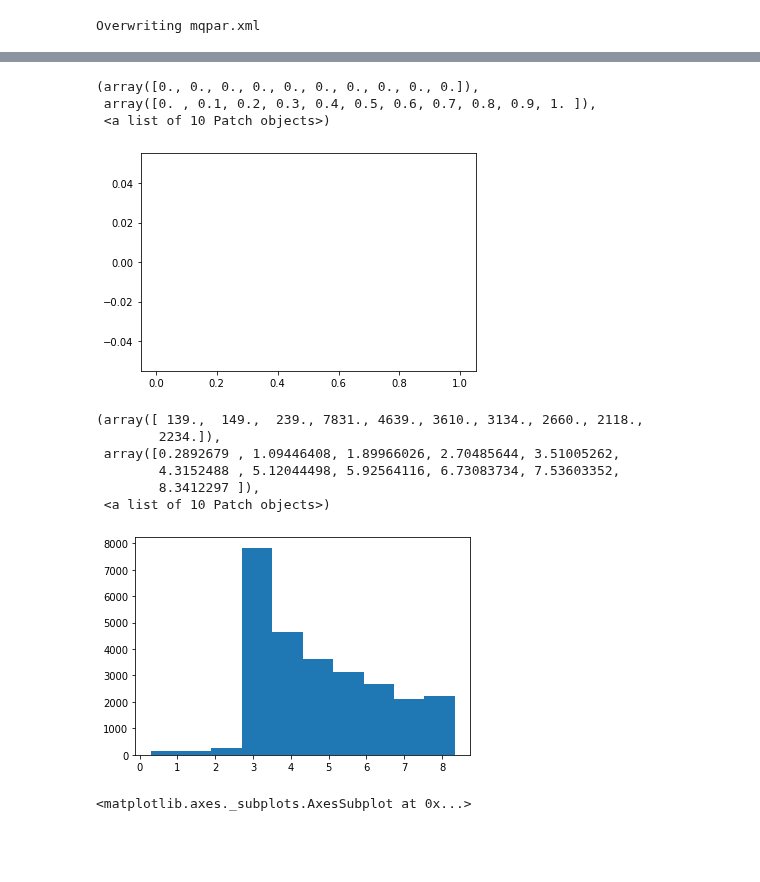
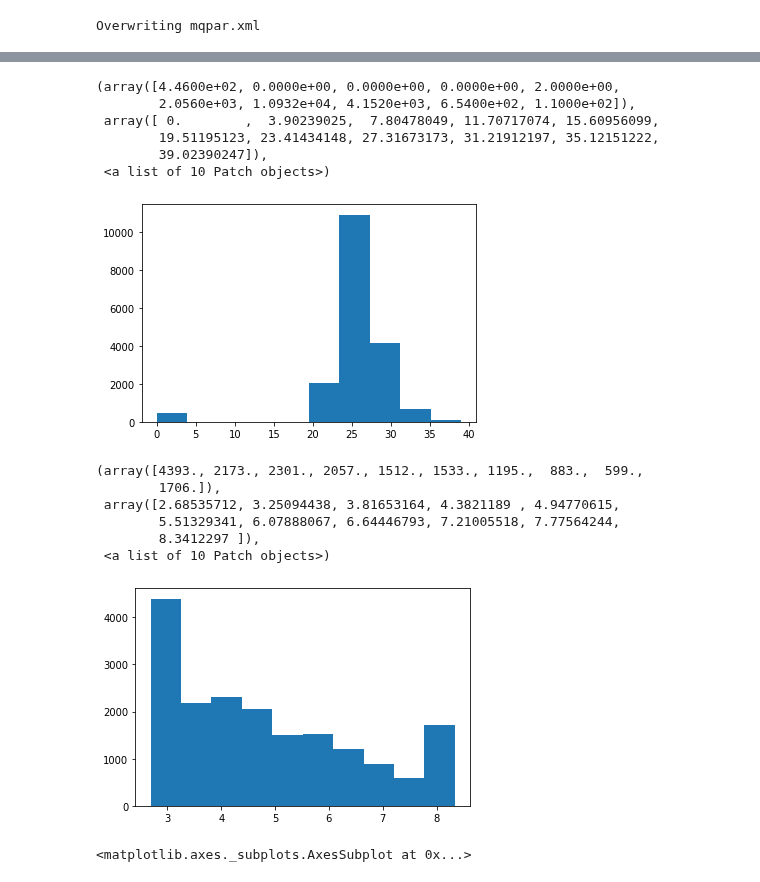
Before and after one commit to animesh/notebooks, a Jupyter notebook: proteinGroupsCombine.ipynb, the cells around one changed output, grey strips where cells are left out. Saved outputs shown, nothing was run; the diff lists cells and outputs as text; code cells hidden in the pictures; blank space fills up the shorter version.

Commit message:
combined disc1 ip data, pivot on name/score

```diff
--- a/proteinGroupsCombine.ipynb
+++ b/proteinGroupsCombine.ipynb
@@ -490,7 +500,7 @@ find  ./mqpar.xml.1611245625.results/ -iname "protein*txt" | xargs ls -ltrh
 # %%
 #!pip3 install pathlib --user
 from pathlib import Path
-pathFiles=Path.cwd()/"mqpar.xml.1611245625.results"
+pathFiles=Path.cwd()/"mqpar.xml.1620206859.results"
 fileName='proteinGroups.txt'
 trainList=list(pathFiles.rglob(fileName))
 trainList
@@ -562,0 +586,3 @@ dfT.to_csv(pathFiles.with_suffix('.combinedT.txt'),sep="\t")#,rownames=FALSE)
+# %%
+dfTc=df.assign(Uniprot=df['Protein IDs'].str.split(';')).explode('Uniprot')
+dfTc.to_csv(pathFiles.with_suffix('.combinedTc.csv'))
@@ -653,22 +717,25 @@ KeyError: "None of ['Protein IDs'] are in the columns"
 import matplotlib.pyplot as plt
 import numpy as np
 #df[df['protein'].str.contains("DECOY")].xcorr.hist()
-plt.hist(np.log2(dfT['Intensity']+1))
+plt.hist(np.log2(dfTc['Intensity']+1))
 # %% [output]
-(array([0., 0., 0., 0., 0., 0., 0., 0., 0., 0.]),
- array([0. , 0.1, 0.2, 0.3, 0.4, 0.5, 0.6, 0.7, 0.8, 0.9, 1. ]),
+(array([4.4600e+02, 0.0000e+00, 0.0000e+00, 0.0000e+00, 2.0000e+00,
+        2.0560e+03, 1.0932e+04, 4.1520e+03, 6.5400e+02, 1.1000e+02]),
+ array([ 0.        ,  3.90239025,  7.80478049, 11.70717074, 15.60956099,
+        19.51195123, 23.41434148, 27.31673173, 31.21912197, 35.12151222,
+        39.02390247]),
  <a list of 10 Patch objects>)
-[figure, old version]
+[figure, new version]
 # %%
-plt.hist(np.log2(df['Score']+1))
+plt.hist(np.log2(dfTc['Score']+1))
 # %% [output]
-(array([ 139.,  149.,  239., 7831., 4639., 3610., 3134., 2660., 2118.,
-        2234.]),
- array([0.2892679 , 1.09446408, 1.89966026, 2.70485644, 3.51005262,
-        4.3152488 , 5.12044498, 5.92564116, 6.73083734, 7.53603352,
+(array([4393., 2173., 2301., 2057., 1512., 1533., 1195.,  883.,  599.,
+        1706.]),
+ array([2.68535712, 3.25094438, 3.81653164, 4.3821189 , 4.94770615,
+        5.51329341, 6.07888067, 6.64446793, 7.21005518, 7.77564244,
         8.3412297 ]),
  <a list of 10 Patch objects>)
-[figure, old version]
+[figure, new version]
 # %%
 (np.log2(df['Intensity']+1)).plot()
 # %% [output]
```
Also changed, not shown: parts of 16 cells of this notebook.
